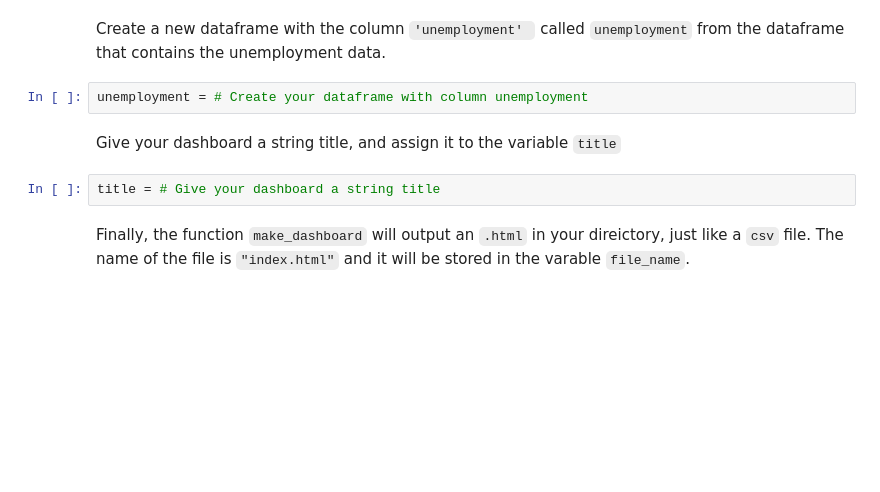
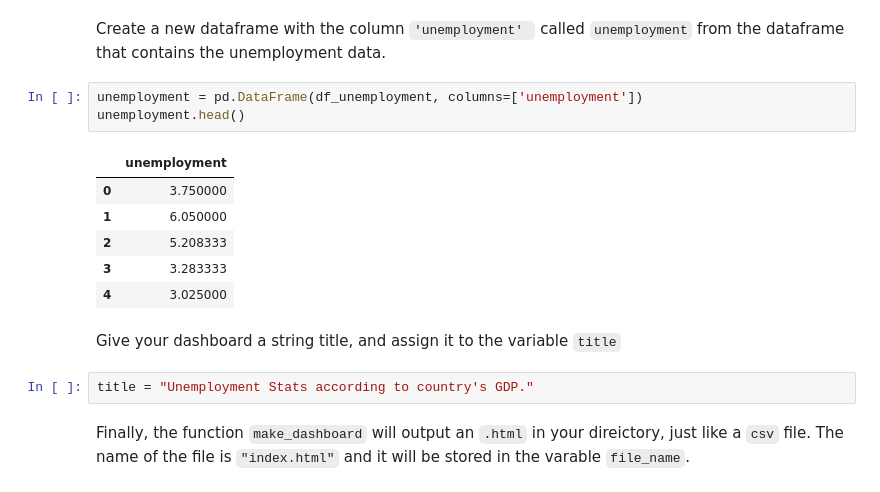
Before and after one commit to saish29/Analyzing-US-Economic-Data-and-Building-a-Dashboard, a Jupyter notebook: Dashboard.ipynb, the cells around one changed output. Cells and saved outputs as stored; diff of their text form; blank space fills up the shorter version.

Commit message:
Created Dashboard.

```diff
--- a/Dashboard.ipynb
+++ b/Dashboard.ipynb
@@ -139,11 +155,19 @@ gdp_change = # Create your dataframe with column change-current
 # %% [markdown]
 Create a new dataframe with the column <code>'unemployment' </code> called <code>unemployment</code>  from the dataframe that contains the  unemployment data.
-# %%
-unemployment = # Create your dataframe with column unemployment
+# %%
+unemployment = pd.DataFrame(df_unemployment, columns=['unemployment'])
+unemployment.head()
+# %% [output]
+|  | unemployment |
+| 0 | 3.750000 |
+| 1 | 6.050000 |
+| 2 | 5.208333 |
+| 3 | 3.283333 |
+| 4 | 3.025000 |
 # %% [markdown]
 Give your dashboard a string title, and assign it to the variable <code>title</code>
-# %%
-title = # Give your dashboard a string title
+# %%
+title = "Unemployment Stats according to country's GDP."
 # %% [markdown]
 Finally, the function <code>make_dashboard</code> will output an <code>.html</code> in your direictory, just like a <code>csv</code> file. The name of the file is <code>"index.html"</code> and it will be stored in the varable  <code>file_name</code>.
 # %%
```
Also changed, not shown: parts of 6 cells of this notebook.
